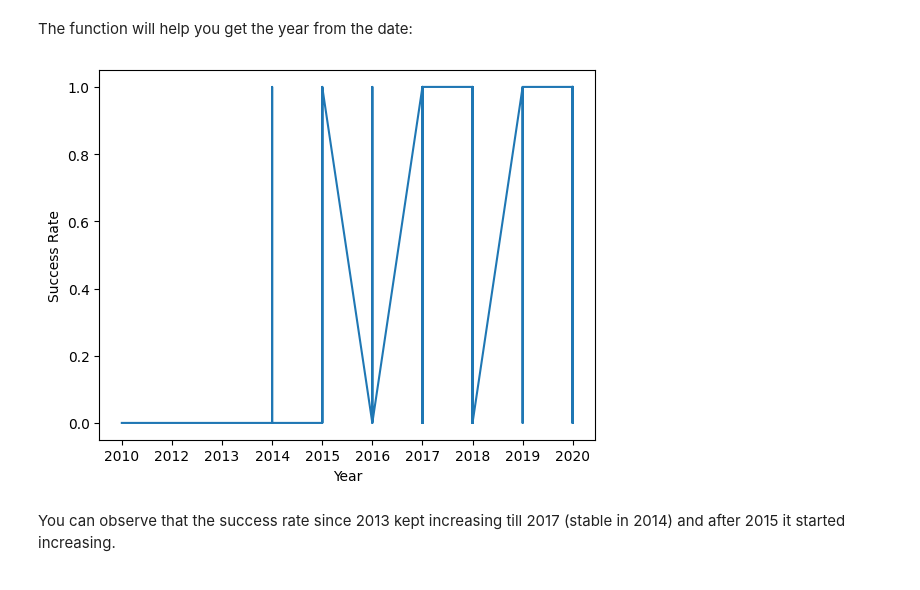
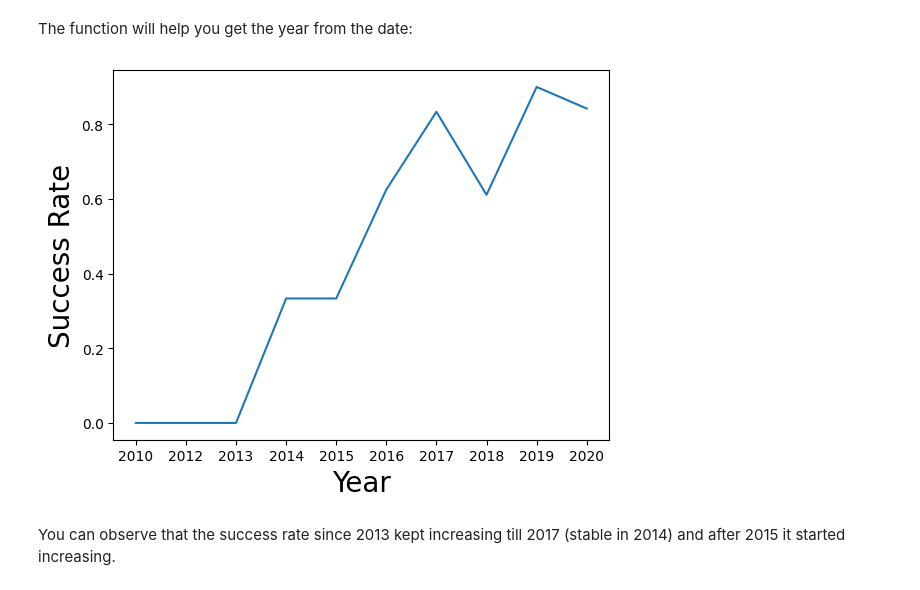
Before and after one commit to gkhnelbstn/ibmcapstoneproject, a Jupyter notebook: jupyter-labs-eda-dataviz.ipynb, the cells around one changed output. Saved outputs shown, nothing was run; the diff lists cells and outputs as text; code cells hidden in the pictures.

```diff
--- a/jupyter-labs-eda-dataviz.ipynb
+++ b/jupyter-labs-eda-dataviz.ipynb
@@ -166,12 +168,14 @@ def Extract_year(date):
     return year
 # %%
 # Plot a line chart with x axis to be the extracted year and y axis to be the success rate
-plt.plot(Extract_year(df["Date"]), df["Class"])
-plt.xlabel('Year')
-plt.ylabel('Success Rate')
+years = df.groupby(Extract_year(df['Date'])).mean()['Class']
+
+sns.lineplot(x = years.index, y = years)
+plt.xlabel('Year', fontsize = 20)
+plt.ylabel('Success Rate', fontsize = 20)
 plt.show()
 # %% [output]
-[figure, old version]
+[figure, new version]
 # %% [markdown]
 You can observe that the success rate since 2013 kept increasing till 2017 (stable in 2014) and after 2015 it started increasing.
 # %% [markdown]
```
Also changed, not shown: parts of 2 cells of this notebook, 4 other files.
